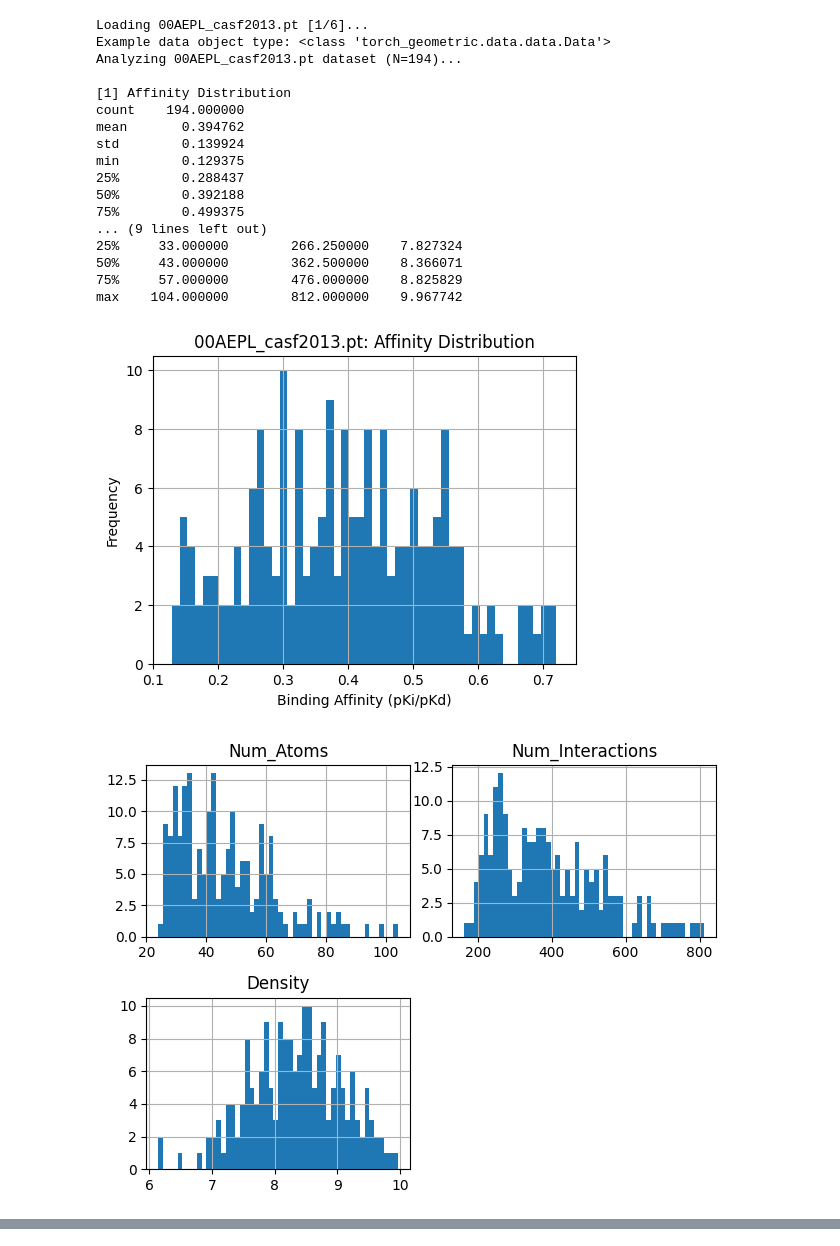
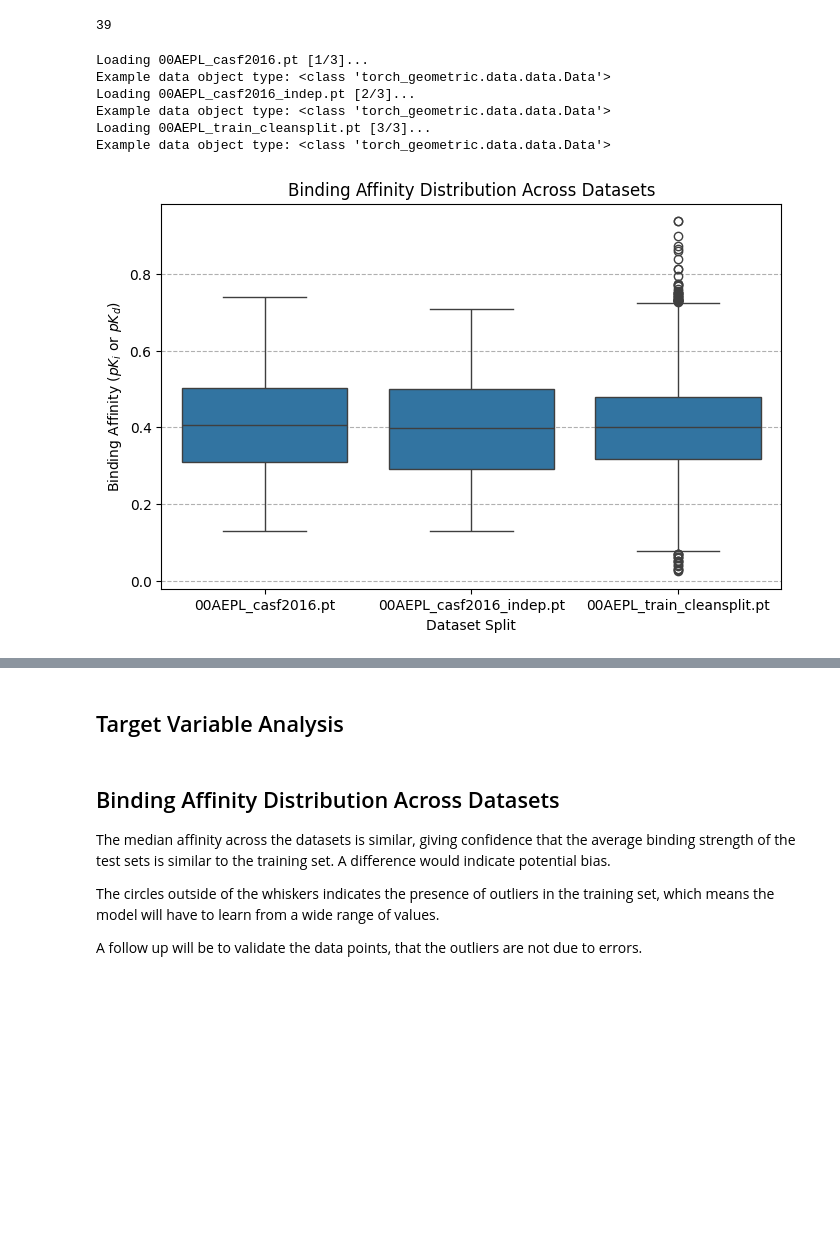
Before and after one commit to siavashadpey/CS224W_Project, a Jupyter notebook: notebooks/data_analysis.ipynb, the cells around one changed output, grey strips where cells are left out. Drawn from its saved outputs; the diff is of its cells as text; code cells hidden in the pictures; blank space fills up the shorter version.

Commit message:
Split out ligand and protein data analysis

```diff
--- a/notebooks/data_analysis.ipynb
+++ b/notebooks/data_analysis.ipynb
@@ -38,12 +69,12 @@ DATA_DIR = os.path.join(os.path.expanduser('~'), 'gcs_pdbbind_mount')
 
 # List of dataset files to analyze
 DATASET_FILES = [
-    '00AEPL_casf2013.pt',
-    '00AEPL_casf2013_indep.pt',
+    # '00AEPL_casf2013.pt',
+    # '00AEPL_casf2013_indep.pt',
     '00AEPL_casf2016.pt',
     '00AEPL_casf2016_indep.pt',
     '00AEPL_train_cleansplit.pt',
-    '00AEPL_train_pdbbind.pt'
+    # '00AEPL_train_pdbbind.pt'
 ]
 
 ALL_ATOMS = ['B', 'C', 'N', 'O', 'P', 'S', 'Se', 'metal', 'halogen']
@@ -60,6 +91,10 @@ LIGAND_FEATURE_MAP = ALL_ATOMS + ["IsInRing"] + ATOM_HYBRIDIZATION_TYPES + \
                     ["FORMAL_CHARGE", "IS_AROMATIC", "MASS/100", ] + TOTAL_NUM_H_S + \
                     DEGREES + CHIRALITIES
 FULL_FEATURE_MAP = LIGAND_FEATURE_MAP + AMINO_ACIDS
+
+EDGE_FEATURE_MAP = ["COVALENT_BOND", "SELF_LOOP", "NON-COVALENT_BOND", "EDGE_LENGTH/10", "EDGE_LENGTH/10", "EDGE_LENGTH/10", "EDGE_LENGTH/10" ] + \
+                   ["BOND_TYPE_0", "BOND_TYPE_1.0", "BOND_TYPE_1.5", "BOND_TYPE_2.0", "BOND_TYPE_3.0"] + \
+                   ["IS_CONJUGATED", "IS_IN_RING", "BOND_STEREO.NONE", "BOND_STEREO.ANY", "BOND_STEREO.E", "BOND_STEREO.Z", "BOND_STEREO.CIS", "BOND_STEREO.TRANS"]
 # %%
 # Dynamic Import of Custom Datasets Class
 # Add the directory to Python's search path.
@@ -165,0 +272,20 @@ def run_data_analysis(df, dataset_name):
+# %%
+data = data_list[0]
+data.n_nodes # represent
+[n_nodes, n_ligand_nodes, n_protein_nodes] = data.n_nodes.numpy()
+
+#data.n_nodes
+ligand_x = data.x[:n_ligand_nodes]
+ligand_heavy_atoms_oh = ligand_x[:, :len(ALL_ATOMS)]
+is_heavy_atom = (ligand_heavy_atoms_oh.any(dim=1)).float()
+heavy_atom_count = is_heavy_atom.sum().item()
+
+ligand_x.shape[0]
+#ligand_x
+#df = extract_metrics(data_list)
+#x_df = pd.DataFrame(data.x.numpy(), columns=FULL_FEATURE_MAP)
+#print(x_df[AMINO_ACIDS])
+
+# data.edge_attr[0]
+# %% [output]
+39
@@ -166,46 +306,38 @@ def run_data_analysis(df, dataset_name):
 # %%
 # Main loop
 if not os.path.exists(DATA_DIR):
     raise RuntimeError(f"FATAL ERROR: Path {DATA_DIR} does not exist.")
+
+all_data_df = pd.DataFrame({"Affinity_pKi_pKd": [], "Dataset": []})
 
 for i, filename in enumerate(DATASET_FILES):
     data_filepath = os.path.join(DATA_DIR, filename)
 
     if not os.path.exists(data_filepath):
         print(f"WARNING: File not found: {data_filepath}. Skipping...")
         continue
 
     print(f"Loading {filename} [{i+1}/{len(DATASET_FILES)}]...")
     try:
         # Load data_list
         data_list = torch.load(data_filepath)
         print(f"Example data object type: {type(data_list[0])}")
 
+        #run_test(data_list)
         # Run analysis
         df = extract_metrics(data_list)
-        run_data_analysis(df, filename)
+        #run_data_analysis(df, filename)
+        all_data_df = pd.concat([all_data_df, df[["Affinity_pKi_pKd"]].assign(Dataset=filename)])
 
     except Exception as e:
         print(f"\nFAILED PROCESSING {filename}: {e}")
 
 print("--------------| Data analysis completed! |------------")
 # %% [output]
-Loading 00AEPL_casf2013.pt [1/6]...
+Loading 00AEPL_casf2016.pt [1/3]...
 Example data object type: <class 'torch_geometric.data.data.Data'>
-Analyzing 00AEPL_casf2013.pt dataset (N=194)...
-
-[1] Affinity Distribution
-count    194.000000
-mean       0.394762
-std        0.139924
-min        0.129375
-25%        0.288437
-50%        0.392188
-75%        0.499375
-... (9 lines left out)
-25%     33.000000        266.250000    7.827324
-50%     43.000000        362.500000    8.366071
-75%     57.000000        476.000000    8.825829
-max    104.000000        812.000000    9.967742
+Loading 00AEPL_casf2016_indep.pt [2/3]...
+Example data object type: <class 'torch_geometric.data.data.Data'>
+Loading 00AEPL_train_cleansplit.pt [3/3]...
+Example data object type: <class 'torch_geometric.data.data.Data'>
-[figure, old version]
+[figure, new version]
-[figure, removed]
@@ -269,0 +345,2 @@ max    104.000000        812.000000    9.833333
+# %% [markdown]
+## Target Variable Analysis
@@ -269,0 +349,7 @@ max    104.000000        812.000000    9.833333
+# %% [markdown]
+## Binding Affinity Distribution Across Datasets
+The median affinity across the datasets is similar, giving confidence that the average binding strength of the test sets is similar to the training set.  A difference would indicate potential bias.
+
+The circles outside of the whiskers indicates the presence of outliers in the training set, which means the model will have to learn from a wide range of values.
+
+A follow up will be to validate the data points, that the outliers are not due to errors.
```
Also changed, not shown: parts of 11 cells of this notebook.
